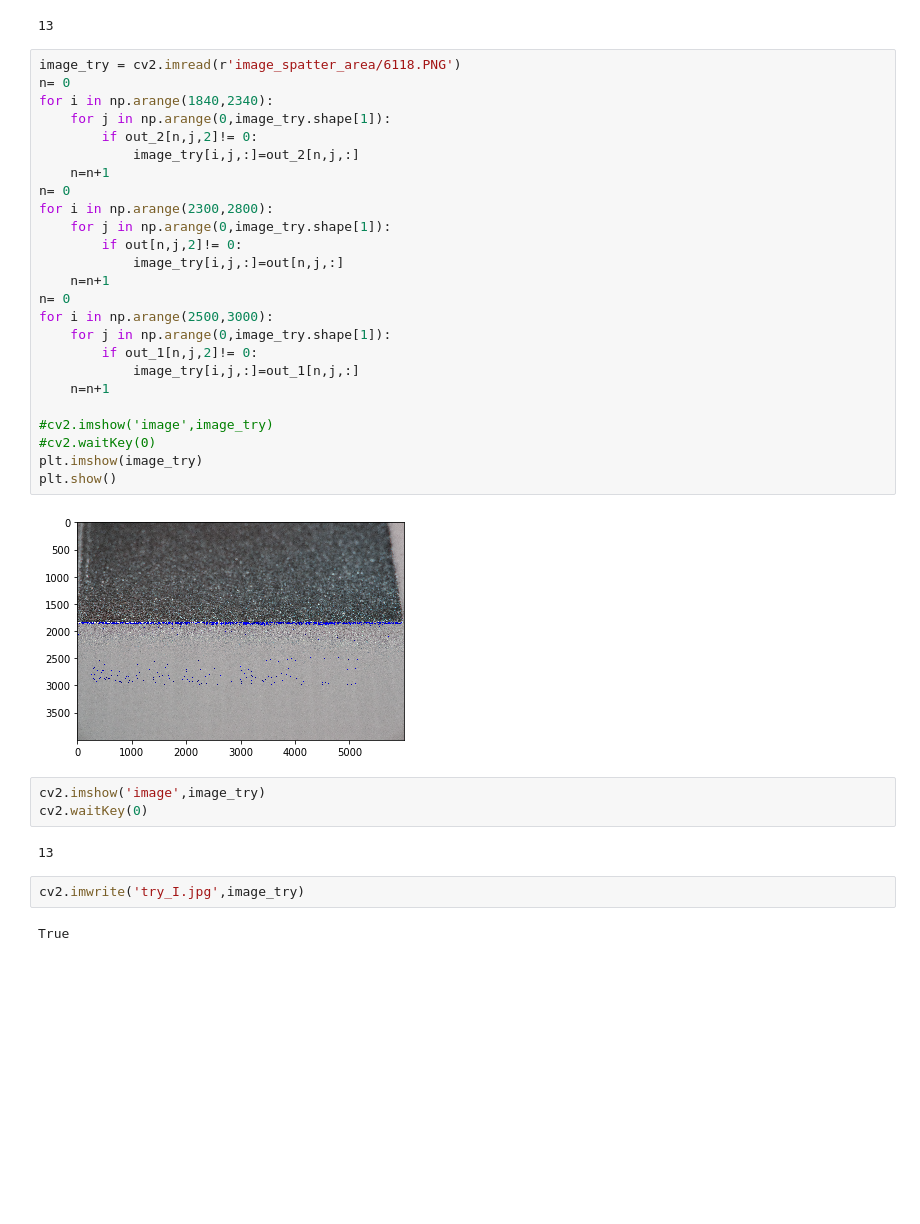
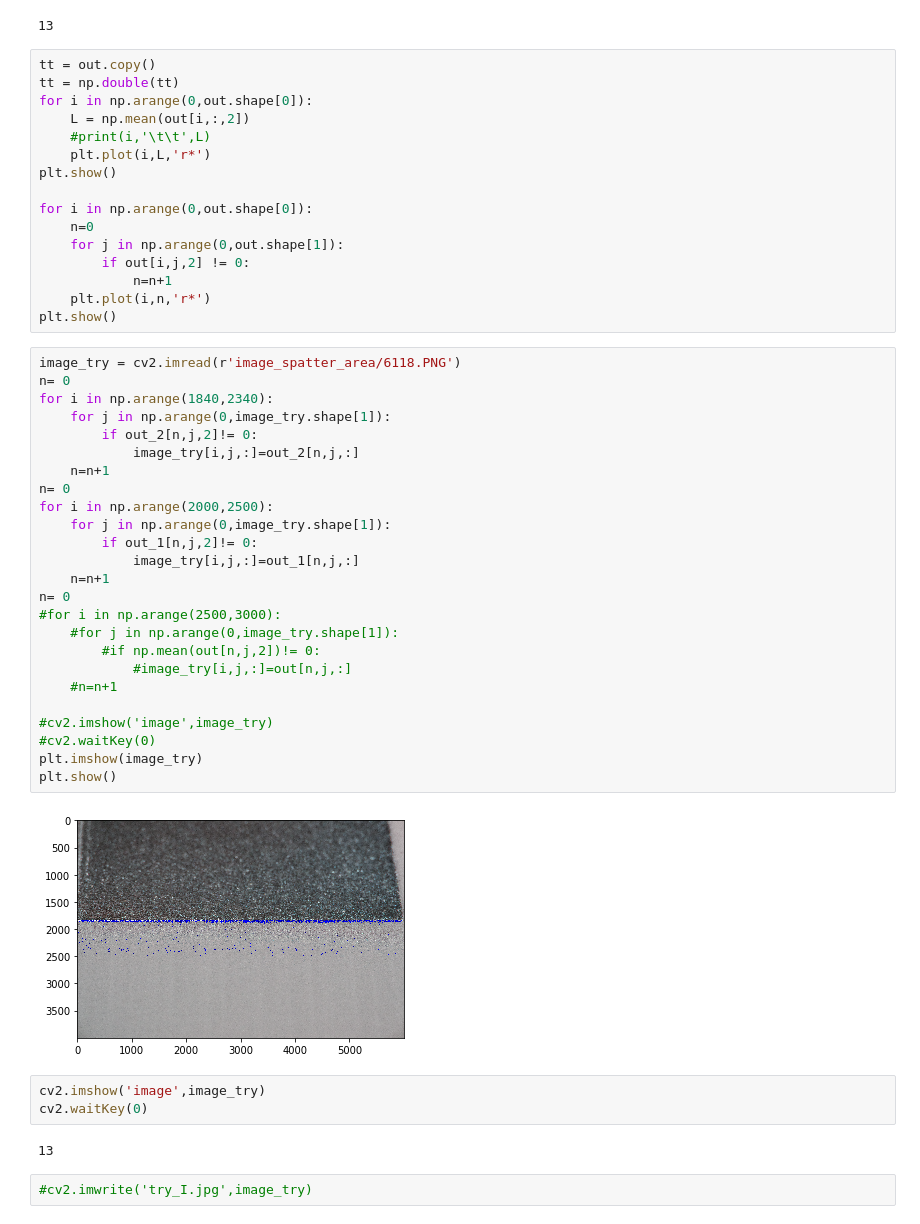
Before and after one commit to castrolin/image_proces, a Jupyter notebook: Combine_Figure.ipynb, the cells around one changed output. Cells and saved outputs as stored; diff of their text form; blank space fills up the shorter version.

```diff
--- a/Combine_Figure.ipynb
+++ b/Combine_Figure.ipynb
@@ -69,40 +71,54 @@ cv2.imshow('i3',out_2)
 cv2.waitKey(0)
 # %% [output]
 13
+# %%
+tt = out.copy()
+tt = np.double(tt)
+for i in np.arange(0,out.shape[0]):
+    L = np.mean(out[i,:,2])
+    #print(i,'\t\t',L)
+    plt.plot(i,L,'r*')
+plt.show()
+
+for i in np.arange(0,out.shape[0]):
+    n=0
+    for j in np.arange(0,out.shape[1]):
+        if out[i,j,2] != 0:
+            n=n+1
+    plt.plot(i,n,'r*')
+plt.show()
 # %%
 image_try = cv2.imread(r'image_spatter_area/6118.PNG')
 n= 0
 for i in np.arange(1840,2340):
     for j in np.arange(0,image_try.shape[1]):
         if out_2[n,j,2]!= 0:
             image_try[i,j,:]=out_2[n,j,:]
     n=n+1
 n= 0
-for i in np.arange(2300,2800):
-    for j in np.arange(0,image_try.shape[1]):
-        if out[n,j,2]!= 0:
-            image_try[i,j,:]=out[n,j,:]
-    n=n+1
-n= 0
-for i in np.arange(2500,3000):
+for i in np.arange(2000,2500):
     for j in np.arange(0,image_try.shape[1]):
         if out_1[n,j,2]!= 0:
             image_try[i,j,:]=out_1[n,j,:]
     n=n+1
+n= 0
+#for i in np.arange(2500,3000):
+    #for j in np.arange(0,image_try.shape[1]):
+        #if np.mean(out[n,j,2])!= 0:
+            #image_try[i,j,:]=out[n,j,:]
+    #n=n+1
 
 #cv2.imshow('image',image_try)
 #cv2.waitKey(0)
 plt.imshow(image_try)
 plt.show()
 # %% [output]
-[figure, old version]
+[figure, new version]
 # %%
 cv2.imshow('image',image_try)
 cv2.waitKey(0)
 # %% [output]
 13
 # %%
-cv2.imwrite('try_I.jpg',image_try)
+#cv2.imwrite('try_I.jpg',image_try)
-# %% [output]
-True
 # %%
```
Also changed, not shown: parts of 2 cells of this notebook.
